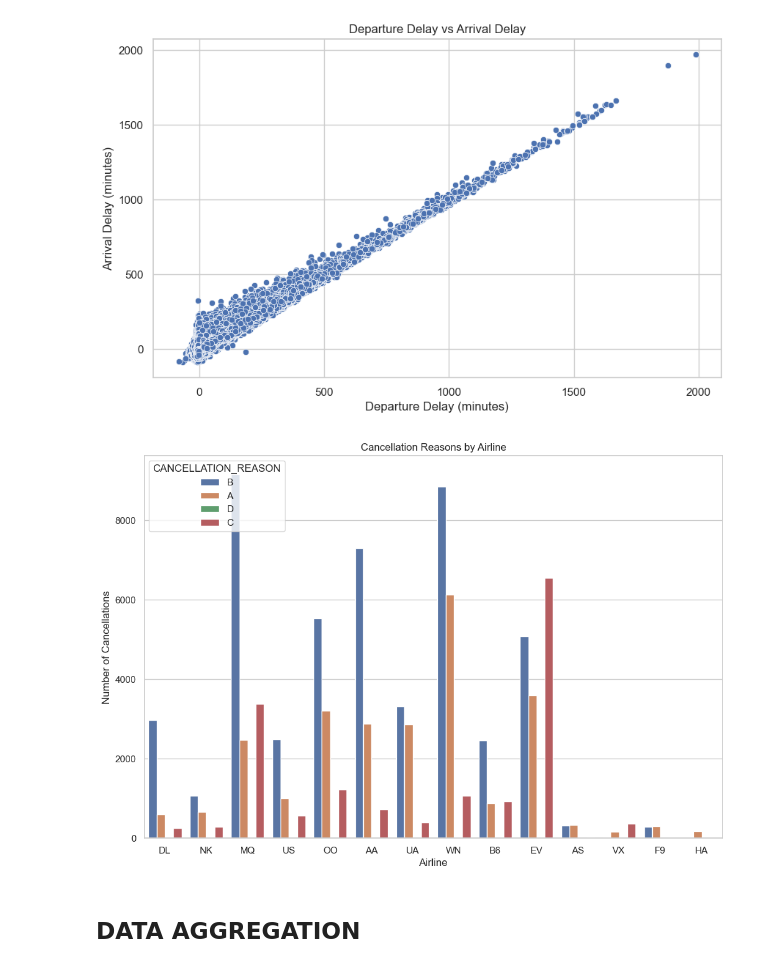
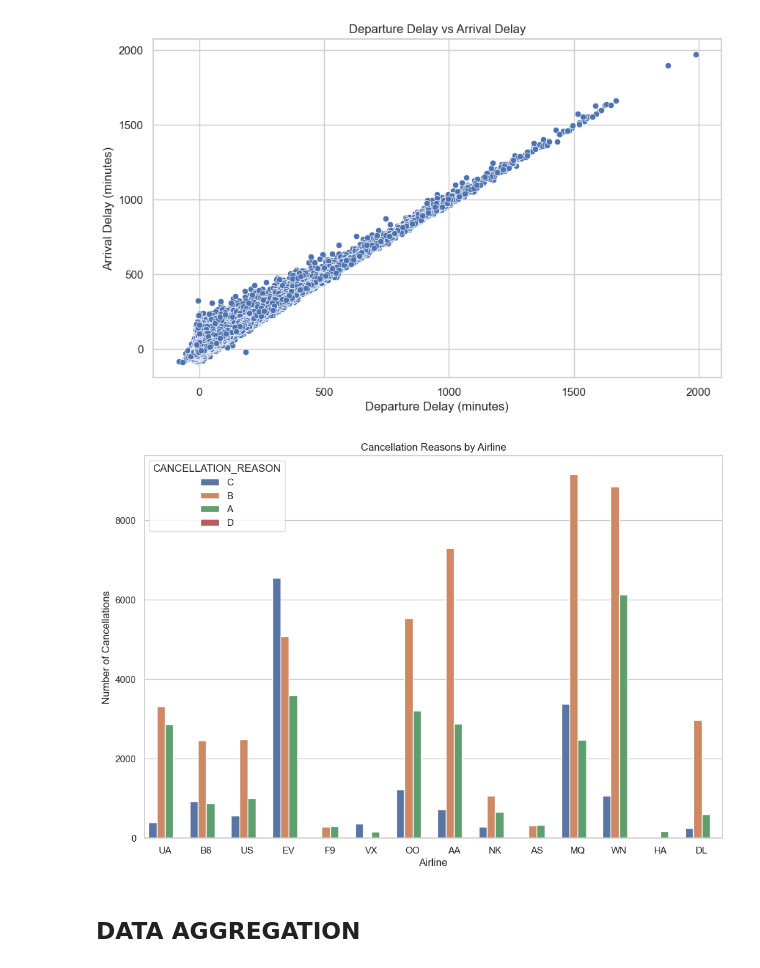
Before and after one commit to Data-Epic/Omotosho_Ayomide, a Jupyter notebook: airline_data_analysis/flight_dataset.ipynb, the cells around one changed output. Saved outputs shown, nothing was run; the diff lists cells and outputs as text; code cells hidden in the pictures.

```diff
--- a/airline_data_analysis/flight_dataset.ipynb
+++ b/airline_data_analysis/flight_dataset.ipynb
@@ -780,22 +737,22 @@ plt.show()
 # %% [output]
 [figure]
 # %%
-cancelled_flights = df.filter(pl.col('CANCELLED') == 1)
+cancelled_flights = flight_df.filter(pl.col('CANCELLED') == 1)
 
 cancellation_counts = cancelled_flights.groupby(['AIRLINE', 'CANCELLATION_REASON']).agg(
     pl.count('FLIGHT_NUMBER').alias('COUNT')
 )
 
 
 cancellation_counts_pd = cancellation_counts.to_pandas()
 plt.figure(figsize=(12, 8))
 sns.barplot(x='AIRLINE', y='COUNT', hue='CANCELLATION_REASON', data=cancellation_counts_pd)
 plt.title('Cancellation Reasons by Airline')
 plt.xlabel('Airline')
 plt.ylabel('Number of Cancellations')
 plt.show()
 # %% [output]
-[figure, old version]
+[figure, new version]
 # %% [markdown]
 ## DATA AGGREGATION
 # %% [markdown]
```
Also changed, not shown: parts of 28 cells of this notebook.
